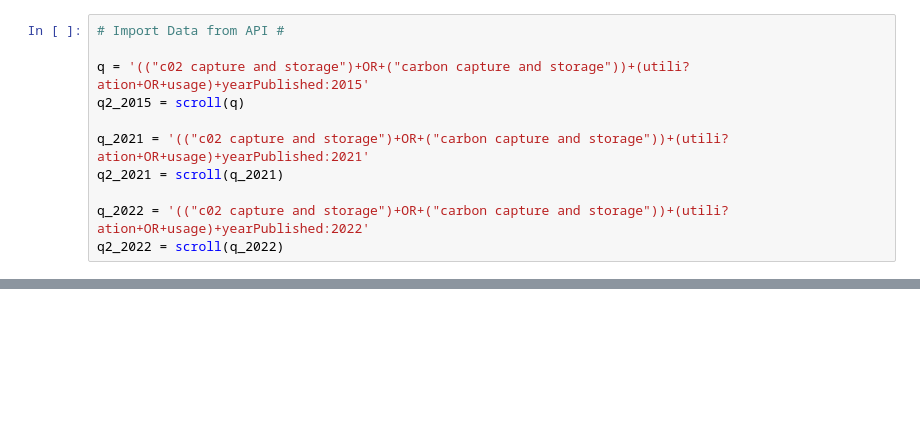
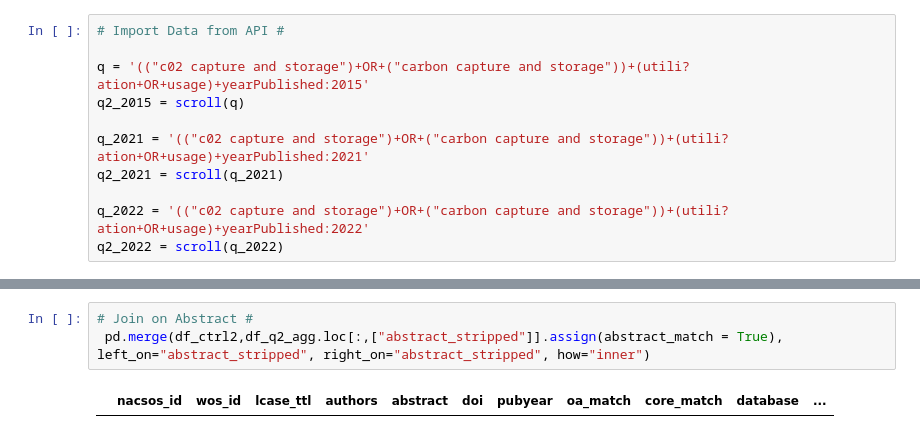
Before and after one commit to jerlanger/mcc, a Jupyter notebook: engineEval/core/notebooks/coreAPIEval.ipynb, the cells around one changed output, grey strips where cells are left out. Drawn from its saved outputs; the diff is of its cells as text; blank space fills up the shorter version.

```diff
--- a/engineEval/core/notebooks/coreAPIEval.ipynb
+++ b/engineEval/core/notebooks/coreAPIEval.ipynb
@@ -309,0 +414,5 @@ df_q2_agg.loc[(df_q2_agg["query_match"]) & (~df_q2_agg["wos_match"])]\
+# %%
+# Join on Abstract #
+ pd.merge(df_ctrl2,df_q2_agg.loc[:,["abstract_stripped"]].assign(abstract_match = True), left_on="abstract_stripped", right_on="abstract_stripped", how="inner")
+# %% [output]
+|  | nacsos_id | wos_id | lcase_ttl | authors | abstract | doi | pubyear | oa_match | core_match | database | ... |
```
Also changed, not shown: parts of 14 cells of this notebook.
